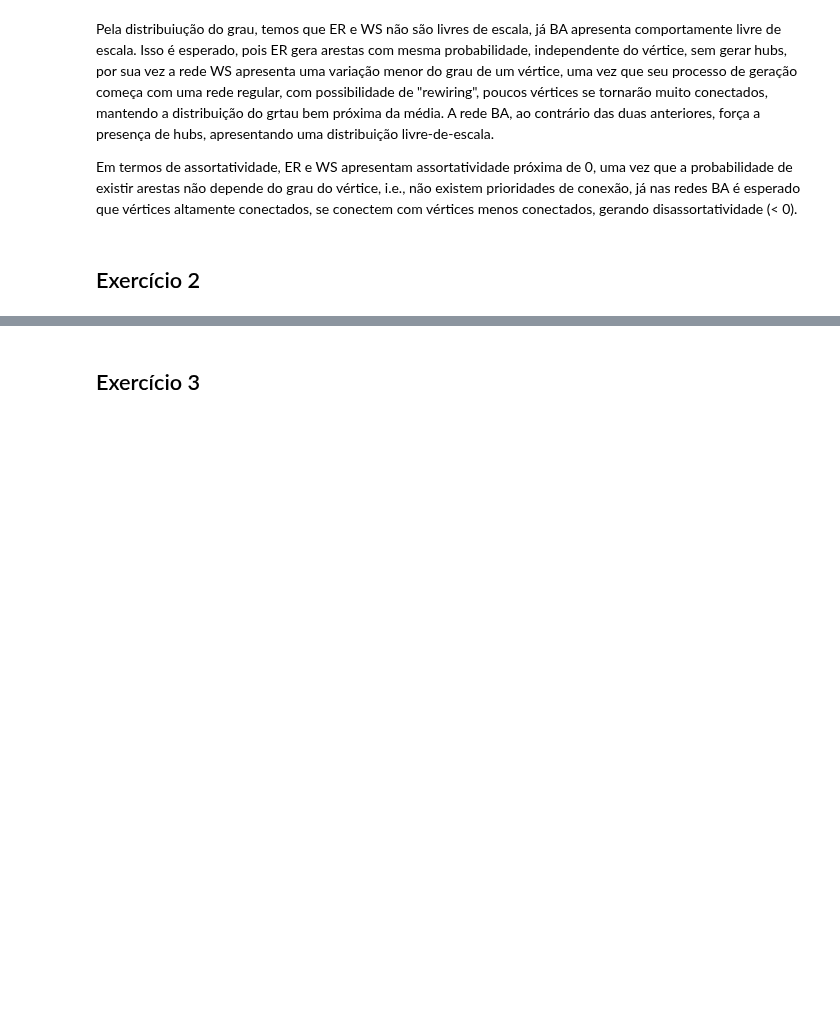
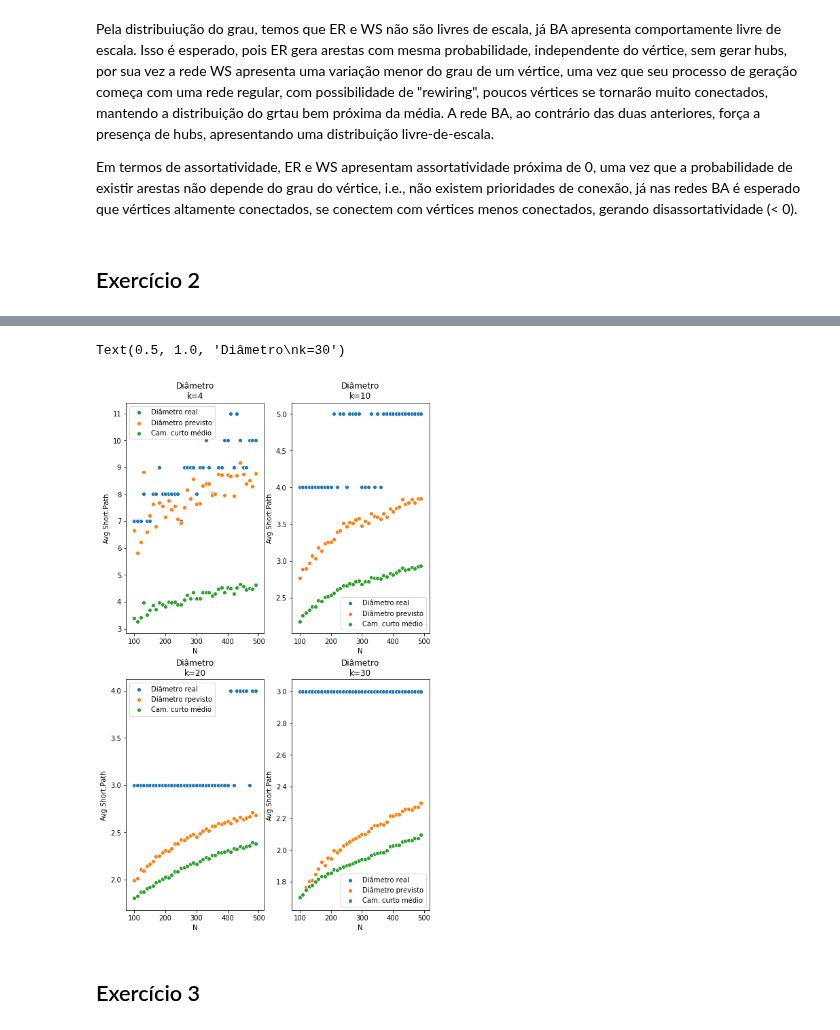
Before and after one commit to guimilan/redes_complexas, a Jupyter notebook: lista3/Lista3.ipynb, the cells around one changed output, grey strips where cells are left out. Saved outputs shown, nothing was run; the diff lists cells and outputs as text; code cells hidden in the pictures; blank space fills up the shorter version.

```diff
--- a/lista3/Lista3.ipynb
+++ b/lista3/Lista3.ipynb
@@ -187,27 +201,34 @@ for ax in axis:
 # %%
 fig, axis = plt.subplots(2,2, figsize=(8,5))
 plt.subplots_adjust(top=2.2)
 
+k_4 = ex2[ex2['k']==4]
 sns.scatterplot(x=k_4['N'], y=k_4['Real diameter'], ax=axis[0,0], label='Diâmetro real');
 sns.scatterplot(x=k_4['N'], y=k_4['Predicted Diameter'], ax=axis[0,0], label='Diâmetro previsto')
 sns.scatterplot(x=k_4['N'], y=k_4['Avg.Short.Path'], ax=axis[0,0], label='Cam. curto médio');
 
 axis[0,0].set_title('Diâmetro\nk=4')
 
+k_10 = ex2[ex2['k'] == 10]
 sns.scatterplot(x=k_10['N'], y=k_10['Real diameter'], ax=axis[0,1], label='Diâmetro real');
 sns.scatterplot(x=k_10['N'], y=k_10['Predicted Diameter'], ax=axis[0,1], label='Diâmetro previsto')
 sns.scatterplot(x=k_10['N'], y=k_10['Avg.Short.Path'], ax=axis[0,1], label='Cam. curto médio');
 axis[0,1].set_title('Diâmetro\nk=10')
 
+k_20 = ex2[ex2['k'] == 20]
 sns.scatterplot(x=k_20['N'], y=k_20['Real diameter'], ax=axis[1,0], label='Diâmetro real')
 sns.scatterplot(x=k_20['N'], y=k_20['Predicted Diameter'], ax=axis[1,0], label='Diâmetro rpevisto')
 sns.scatterplot(x=k_20['N'], y=k_20['Avg.Short.Path'], ax=axis[1,0], label='Cam. curto médio')
 axis[1,0].set_title('Diâmetro\nk=20')
 
+k_30 = ex2[ex2['k'] == 30]
 sns.scatterplot(x=k_30['N'], y=k_30['Real diameter'], ax=axis[1,1], label='Diâmetro real')
 sns.scatterplot(x=k_30['N'], y=k_30['Predicted Diameter'], ax=axis[1,1], label='Diâmetro previsto')
 sns.scatterplot(x=k_30['N'], y=k_30['Avg.Short.Path'], ax=axis[1,1], label='Cam. curto médio')
 axis[1,1].set_title('Diâmetro\nk=30')
+# %% [output]
+Text(0.5, 1.0, 'Diâmetro\nk=30')
+[figure, added]
 # %% [markdown]
 ## Exercício 3
 # %%
```
Also changed, not shown: parts of 4 cells of this notebook.
